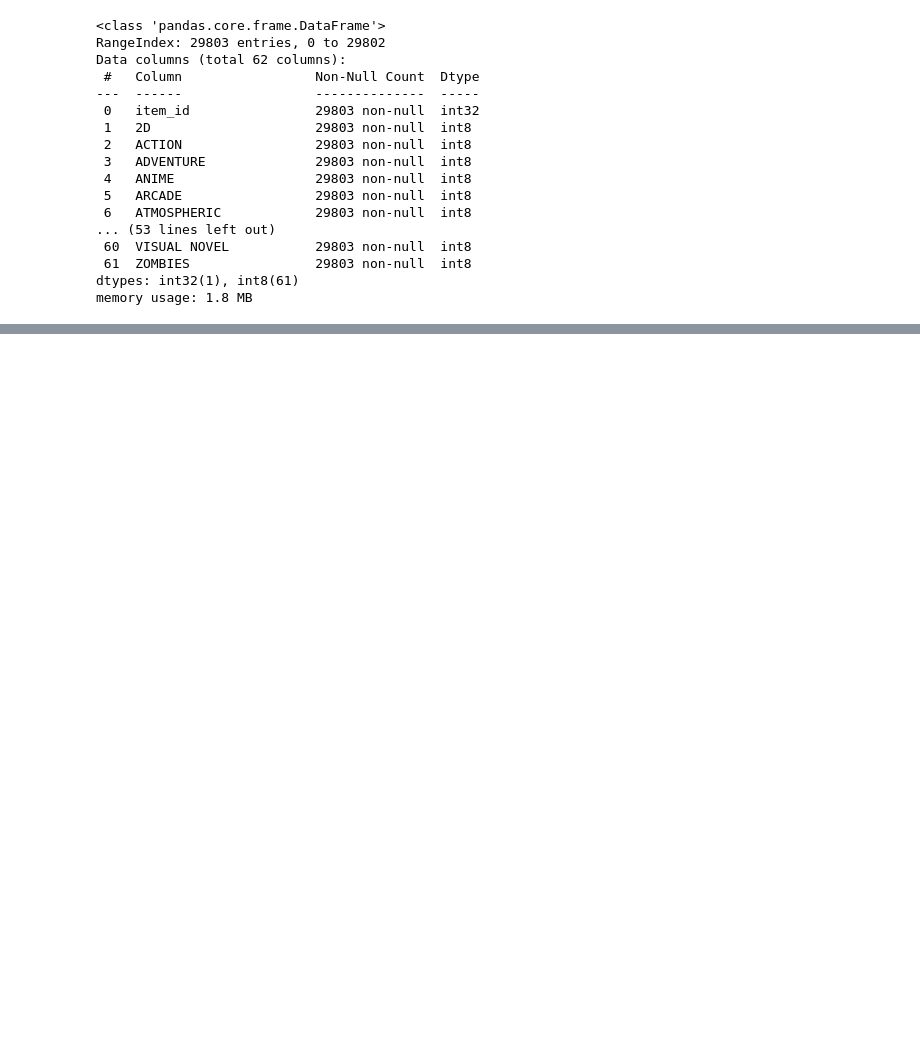
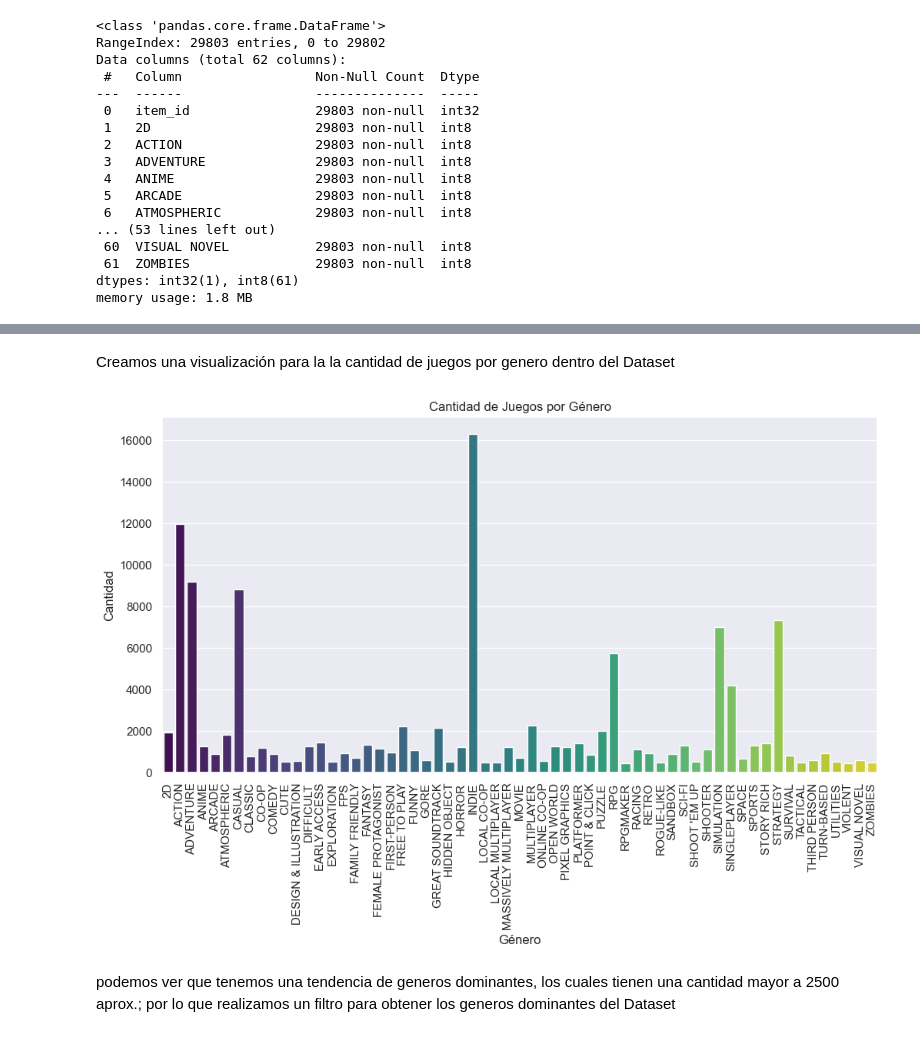
Before and after one commit to PrietoPy/PI_ML_OPS-PT, a Jupyter notebook: Notebooks/EDA.ipynb, the cells around one changed output, grey strips where cells are left out. Drawn from its saved outputs; the diff is of its cells as text; code cells hidden in the pictures; blank space fills up the shorter version.

```diff
--- a/Notebooks/EDA.ipynb
+++ b/Notebooks/EDA.ipynb
@@ -60,0 +88,18 @@ memory usage: 119.0 MB
+# %%
+suma_por_genero=games.drop(columns=['item_id']).sum()
+# %%
+sns.set(style="darkgrid")
+# %% [markdown]
+Creamos una visualización para la la cantidad de juegos por genero dentro del Dataset
+# %%
+plt.figure(figsize=(12, 6))  # Ajusta el tamaño del gráfico según tus preferencias
+sns.barplot(x=suma_por_genero.index, y=suma_por_genero.values, hue=suma_por_genero.index, palette='viridis', dodge=False)
+plt.xticks(rotation=90)  # Rota las etiquetas del eje x para mayor legibilidad
+plt.xlabel('Género')
+plt.ylabel('Cantidad')
+plt.title('Cantidad de Juegos por Género')
+plt.show()
+# %% [output]
+[figure, added]
+# %% [markdown]
+podemos ver que tenemos una tendencia de generos dominantes, los cuales tienen una cantidad mayor a 2500 aprox.; por lo que realizamos un filtro para obtener los generos dominantes del Dataset
```
Also changed, not shown: parts of 96 cells of this notebook, 7 other files.
